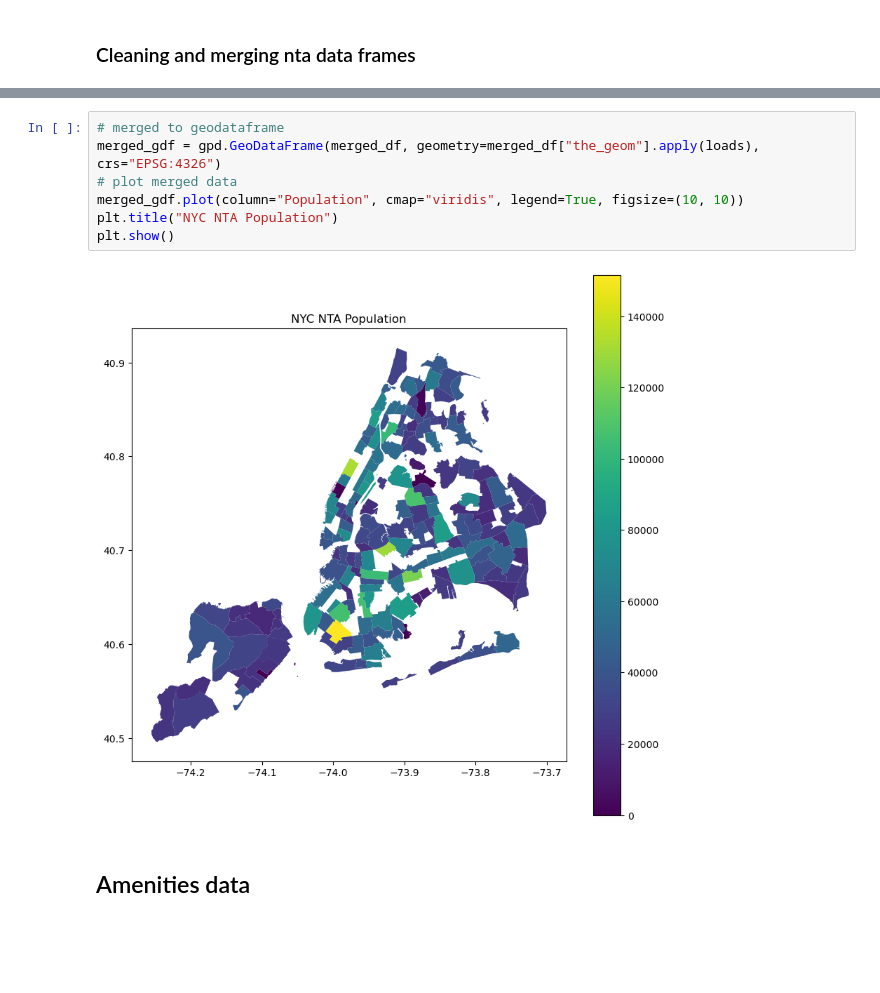
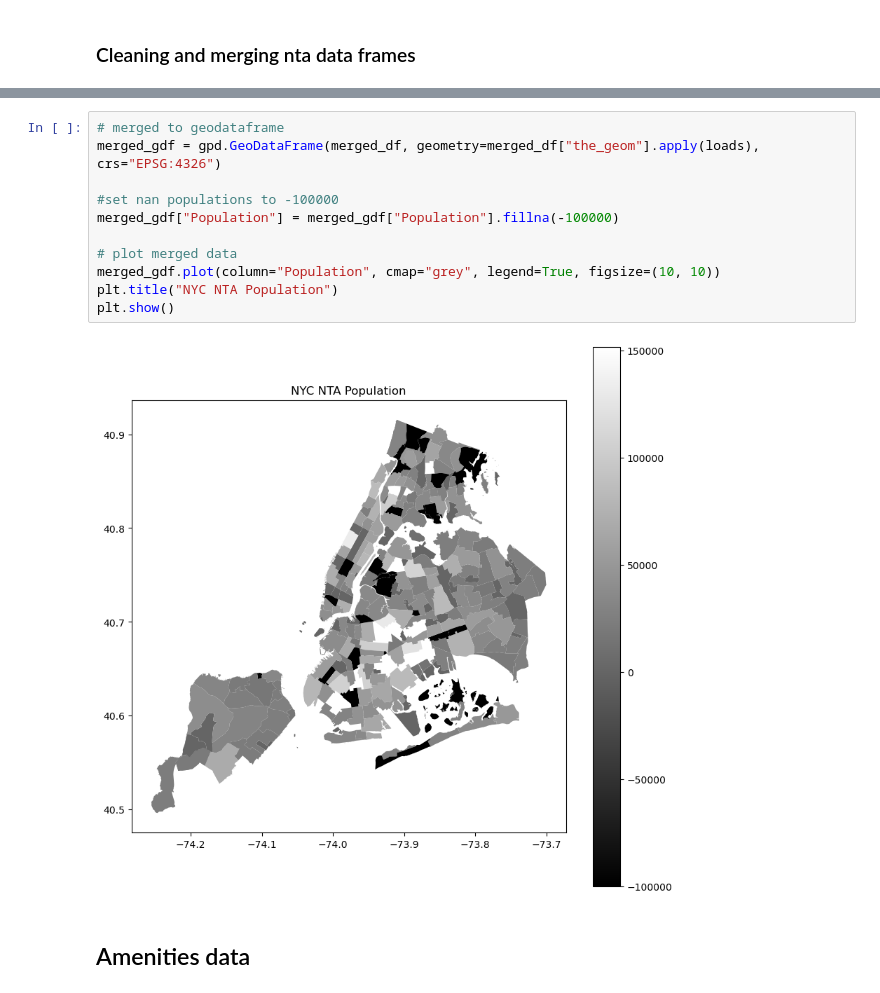
Before and after one commit to Grumlebob/ExamGDS, a Jupyter notebook: thors_cleaning.ipynb, the cells around one changed output, grey strips where cells are left out. Drawn from its saved outputs; the diff is of its cells as text; blank space fills up the shorter version.

```diff
--- a/thors_cleaning.ipynb
+++ b/thors_cleaning.ipynb
@@ -346,12 +419,16 @@ NTA's with missing population: 74
 # %%
 # merged to geodataframe
 merged_gdf = gpd.GeoDataFrame(merged_df, geometry=merged_df["the_geom"].apply(loads), crs="EPSG:4326")
+
+#set nan populations to -100000
+merged_gdf["Population"] = merged_gdf["Population"].fillna(-100000)
+
 # plot merged data
-merged_gdf.plot(column="Population", cmap="viridis", legend=True, figsize=(10, 10))
+merged_gdf.plot(column="Population", cmap="grey", legend=True, figsize=(10, 10))
 plt.title("NYC NTA Population")
 plt.show()
 # %% [output]
-[figure, old version]
+[figure, new version]
 # %% [markdown]
 ## Amenities data
 # %%
```
Also changed, not shown: parts of 1 cell of this notebook.
